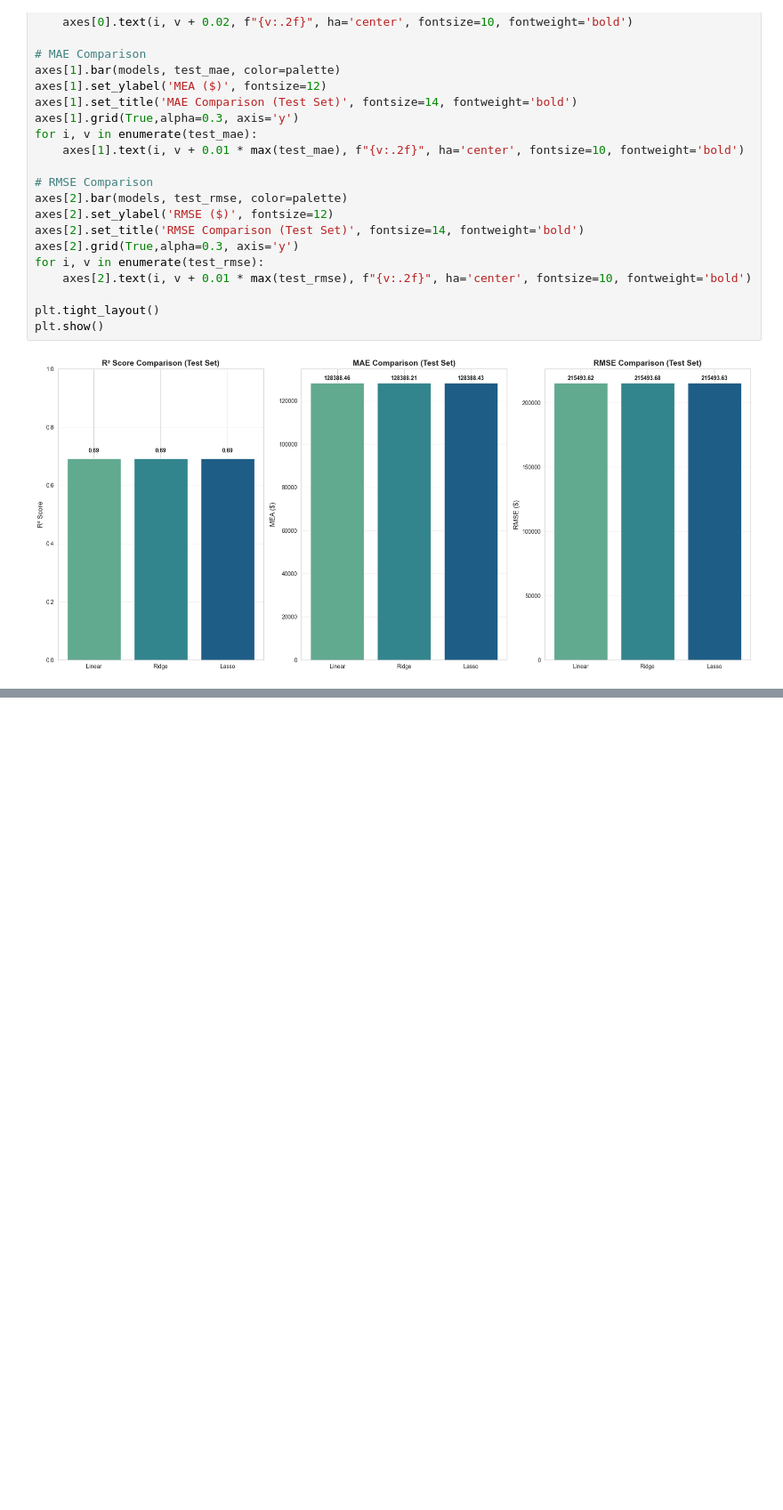
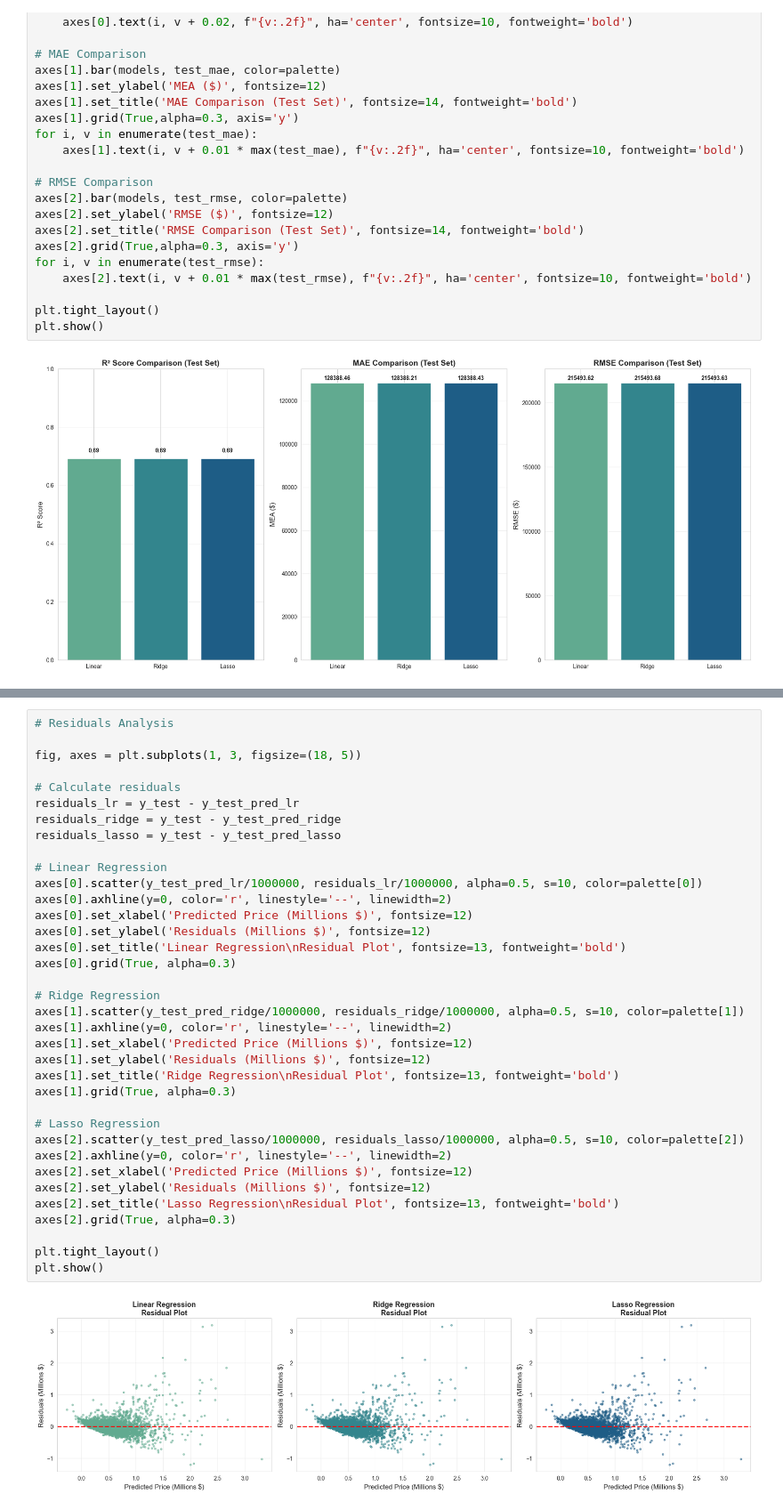
Before and after one commit to gnpthbalaji/house_price_ml_predictor, a Jupyter notebook: notebooks/03_model_eval.ipynb, the cells around one changed output, grey strips where cells are left out. Shown at 89% size. Saved outputs shown, nothing was run; the diff lists cells and outputs as text; blank space fills up the shorter version.

```diff
--- a/notebooks/03_model_eval.ipynb
+++ b/notebooks/03_model_eval.ipynb
@@ -73,0 +112,38 @@ plt.show()
+# %%
+# Residuals Analysis
+
+fig, axes = plt.subplots(1, 3, figsize=(18, 5))
+
+# Calculate residuals
+residuals_lr = y_test - y_test_pred_lr
+residuals_ridge = y_test - y_test_pred_ridge
+residuals_lasso = y_test - y_test_pred_lasso
+
+# Linear Regression
+axes[0].scatter(y_test_pred_lr/1000000, residuals_lr/1000000, alpha=0.5, s=10, color=palette[0])
+axes[0].axhline(y=0, color='r', linestyle='--', linewidth=2)
+axes[0].set_xlabel('Predicted Price (Millions $)', fontsize=12)
+axes[0].set_ylabel('Residuals (Millions $)', fontsize=12)
+axes[0].set_title('Linear Regression\nResidual Plot', fontsize=13, fontweight='bold')
+axes[0].grid(True, alpha=0.3)
+
+# Ridge Regression
+axes[1].scatter(y_test_pred_ridge/1000000, residuals_ridge/1000000, alpha=0.5, s=10, color=palette[1])
+axes[1].axhline(y=0, color='r', linestyle='--', linewidth=2)
+axes[1].set_xlabel('Predicted Price (Millions $)', fontsize=12)
+axes[1].set_ylabel('Residuals (Millions $)', fontsize=12)
+axes[1].set_title('Ridge Regression\nResidual Plot', fontsize=13, fontweight='bold')
+axes[1].grid(True, alpha=0.3)
+
+# Lasso Regression
+axes[2].scatter(y_test_pred_lasso/1000000, residuals_lasso/1000000, alpha=0.5, s=10, color=palette[2])
+axes[2].axhline(y=0, color='r', linestyle='--', linewidth=2)
+axes[2].set_xlabel('Predicted Price (Millions $)', fontsize=12)
+axes[2].set_ylabel('Residuals (Millions $)', fontsize=12)
+axes[2].set_title('Lasso Regression\nResidual Plot', fontsize=13, fontweight='bold')
+axes[2].grid(True, alpha=0.3)
+
+plt.tight_layout()
+plt.show()
+# %% [output]
+[figure, added]
```
Also changed, not shown: parts of 4 cells of this notebook.
